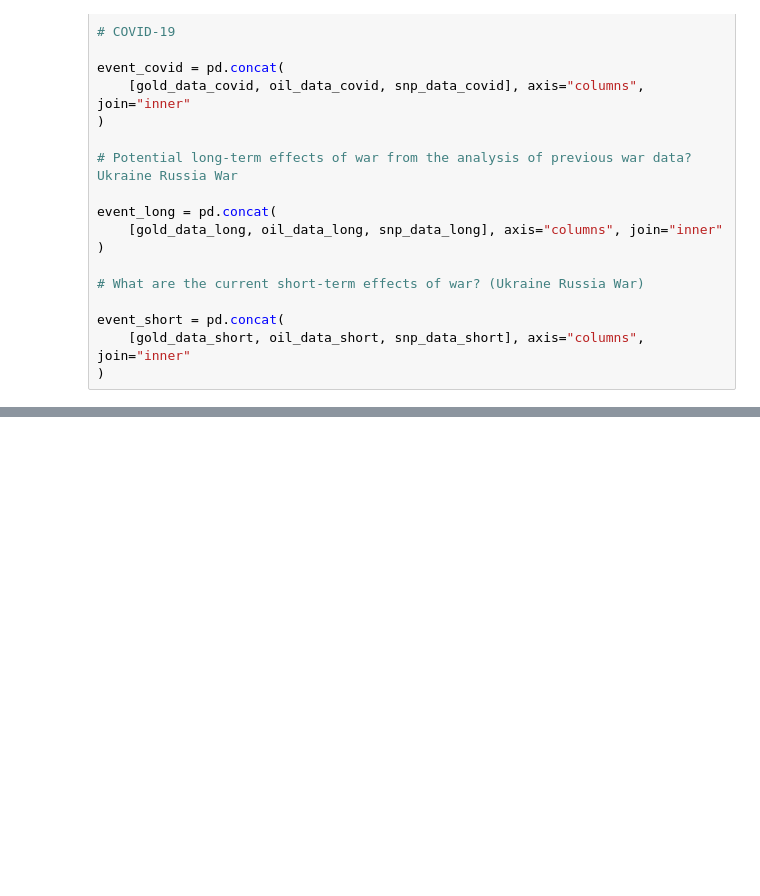
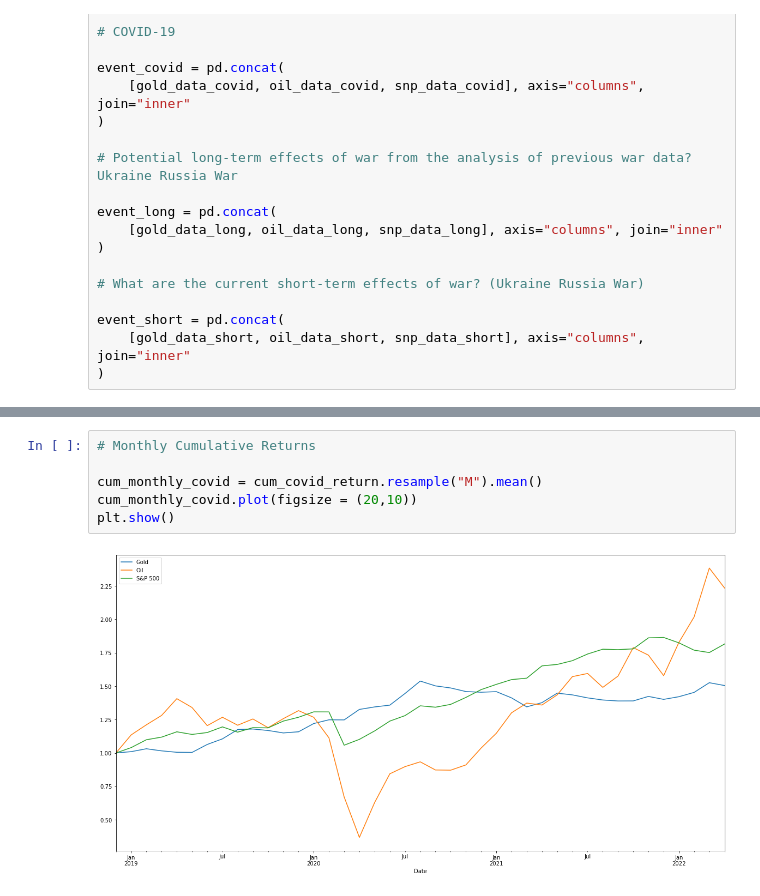
Before and after one commit to livelyvinay4u/Project1_group1, a Jupyter notebook: Project 1 Code.ipynb, the cells around one changed output, grey strips where cells are left out. Drawn from its saved outputs; the diff is of its cells as text; blank space fills up the shorter version.

```diff
--- a/Project 1 Code.ipynb
+++ b/Project 1 Code.ipynb
@@ -97,0 +183,8 @@ event_short = pd.concat(
+# %%
+# Monthly Cumulative Returns
+
+cum_monthly_covid = cum_covid_return.resample("M").mean()
+cum_monthly_covid.plot(figsize = (20,10))
+plt.show()
+# %% [output]
+[figure, added]
```
Also changed, not shown: parts of 13 cells of this notebook.
